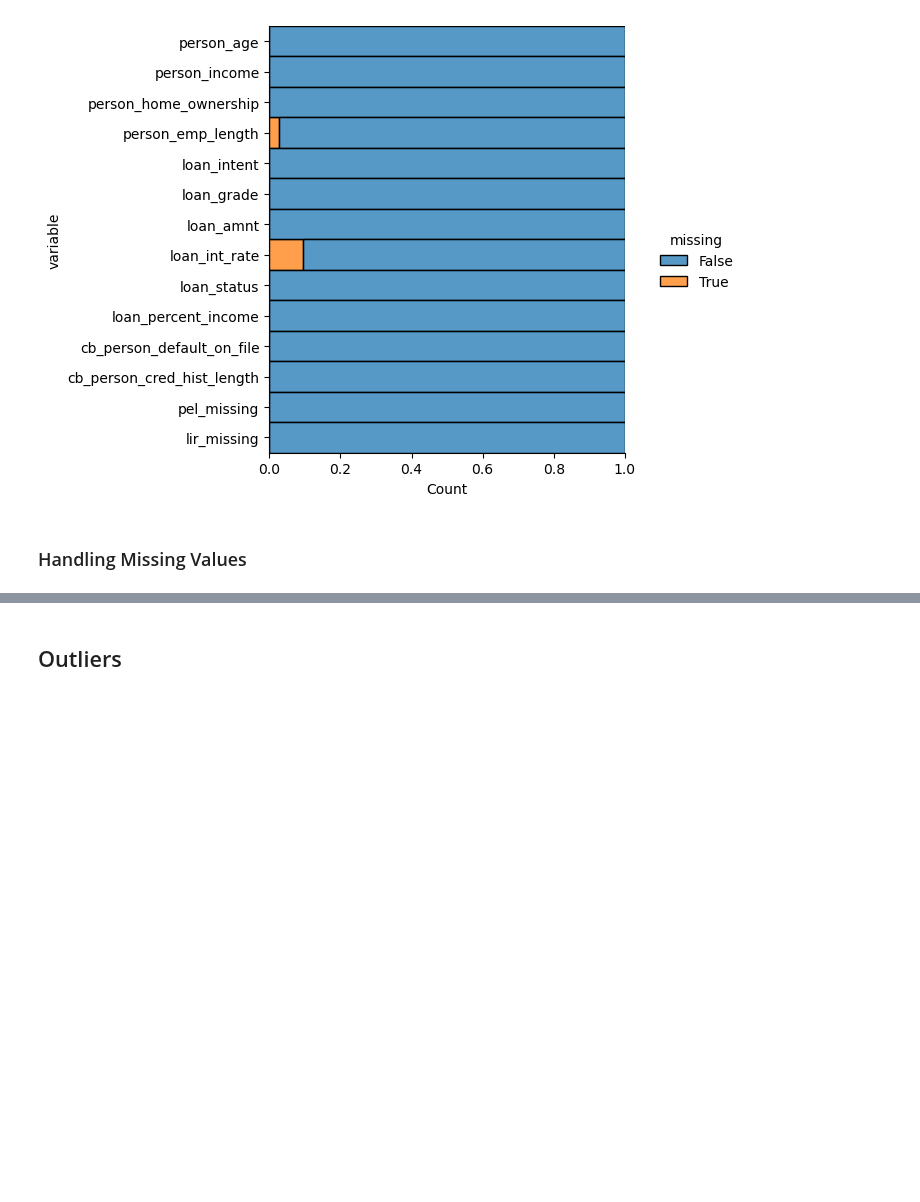
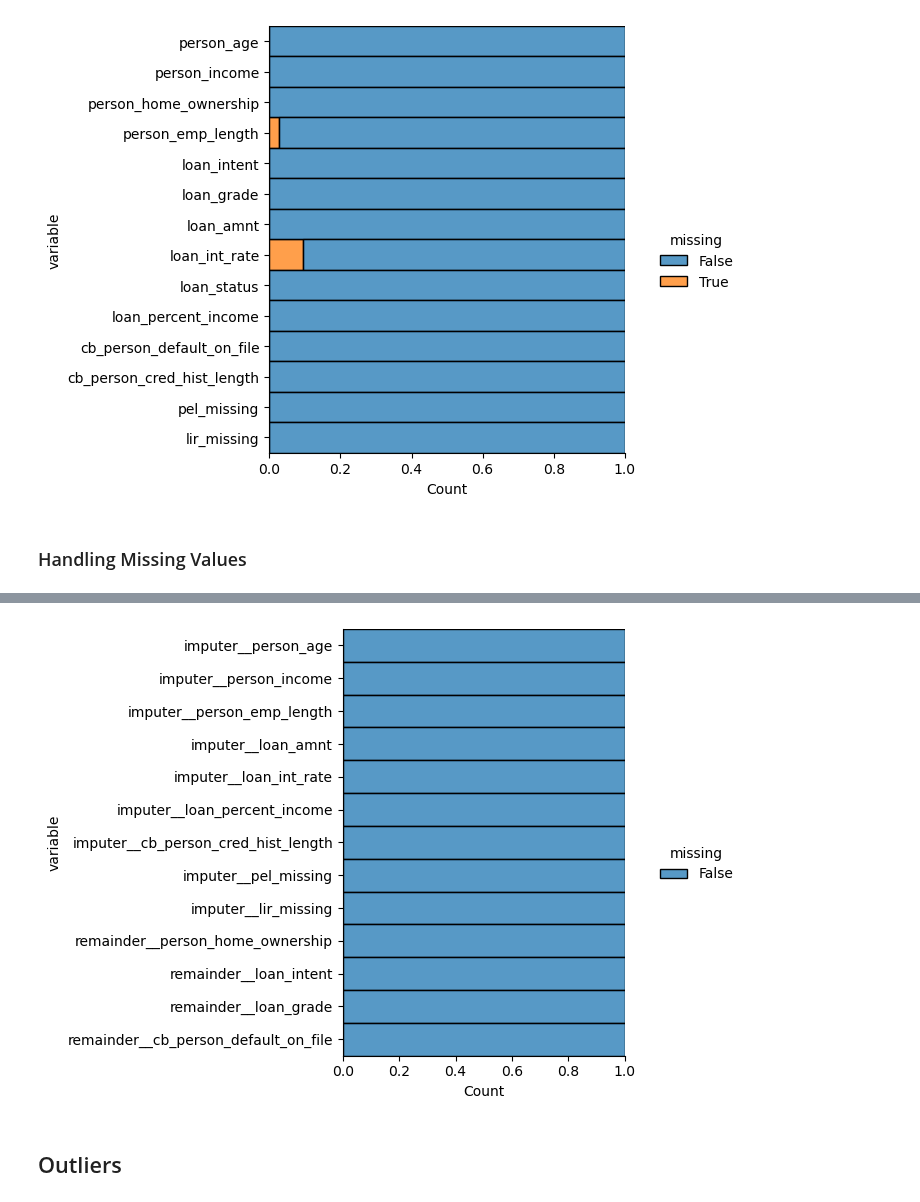
Before and after one commit to BillyBrothers/credit-risk-modeling, a Jupyter notebook: notebooks/preprocessing.ipynb, the cells around one changed output, grey strips where cells are left out. Drawn from its saved outputs; the diff is of its cells as text; code cells hidden in the pictures; blank space fills up the shorter version.

```diff
--- a/notebooks/preprocessing.ipynb
+++ b/notebooks/preprocessing.ipynb
@@ -565,0 +600,8 @@ IterativeImputer()
+# %%
+ct = ColumnTransformer(
+    transformers = [
+        ("imputer", IterativeImputer(max_iter=10, random_state=42), make_column_selector(dtype_include = np.number))
+    ],
+    remainder='passthrough'
+)
+X_train_transformed = ct.fit_transform(X_train)
@@ -566,3 +618,17 @@ IterativeImputer()
+# %%
+X_train_transformed = pd.DataFrame(
+    data = X_train_transformed,
+    columns= ct.get_feature_names_out()
+)
+# %%
+sns.displot(X_train_transformed.isna().melt(value_name='missing'),
+y='variable',
+hue='missing',
+multiple='fill',
+aspect=1.25
+);
+# %% [output]
+[figure, added]
 # %% [markdown]
 ## Outliers
 # %% [markdown]
```
Also changed, not shown: parts of 8 cells of this notebook.
